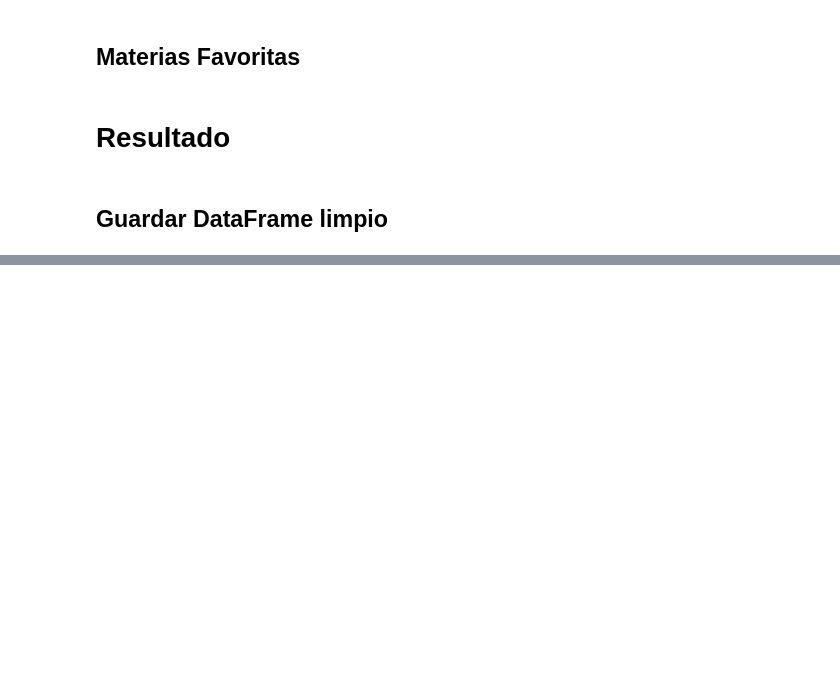
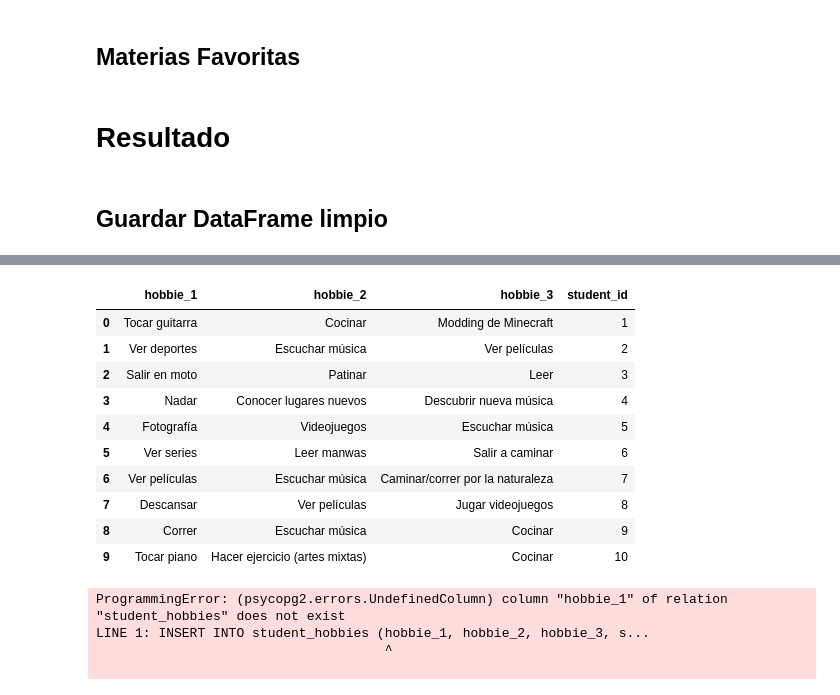
Before and after one commit to bryan-velasco/Ingenierina_de_datos, a Jupyter notebook: data_quality/ID_Cleaning.ipynb, the cells around one changed output, grey strips where cells are left out. Cells and saved outputs as stored; diff of their text form; code cells hidden in the pictures; blank space fills up the shorter version.

```diff
--- a/data_quality/ID_Cleaning.ipynb
+++ b/data_quality/ID_Cleaning.ipynb
@@ -587,0 +730,32 @@ df.to_csv('DatosExamen_Limpio.csv', index=False)
+# %%
+student_hobbies
+# %% [output]
+|  | hobbie_1 | hobbie_2 | hobbie_3 | student_id |
+| 0 | Tocar guitarra | Cocinar | Modding de Minecraft | 1 |
+| 1 | Ver deportes | Escuchar música | Ver películas | 2 |
+| 2 | Salir en moto | Patinar | Leer | 3 |
+| 3 | Nadar | Conocer lugares nuevos | Descubrir nueva música | 4 |
+| 4 | Fotografía | Videojuegos | Escuchar música | 5 |
+| 5 | Ver series | Leer manwas | Salir a caminar | 6 |
+| 6 | Ver películas | Escuchar música | Caminar/correr por la naturaleza | 7 |
+| 7 | Descansar | Ver películas | Jugar videojuegos | 8 |
+| 8 | Correr | Escuchar música | Cocinar | 9 |
+| 9 | Tocar piano | Hacer ejercicio (artes mixtas) | Cocinar | 10 |
+# %%
+student_hobbies.to_sql(
+    'student_hobbies',
+    engine,
+    if_exists='append',
+    index=False
+)
+student_favorite_courses.to_sql(
+    'student_favorite_courses',
+    engine,
+    if_exists='append',
+    index=False
+)
+# %% [output]
+ProgrammingError: (psycopg2.errors.UndefinedColumn) column "hobbie_1" of relation "student_hobbies" does not exist
+LINE 1: INSERT INTO student_hobbies (hobbie_1, hobbie_2, hobbie_3, s...
+                                     ^
+
```
Also changed, not shown: parts of 15 cells of this notebook.
